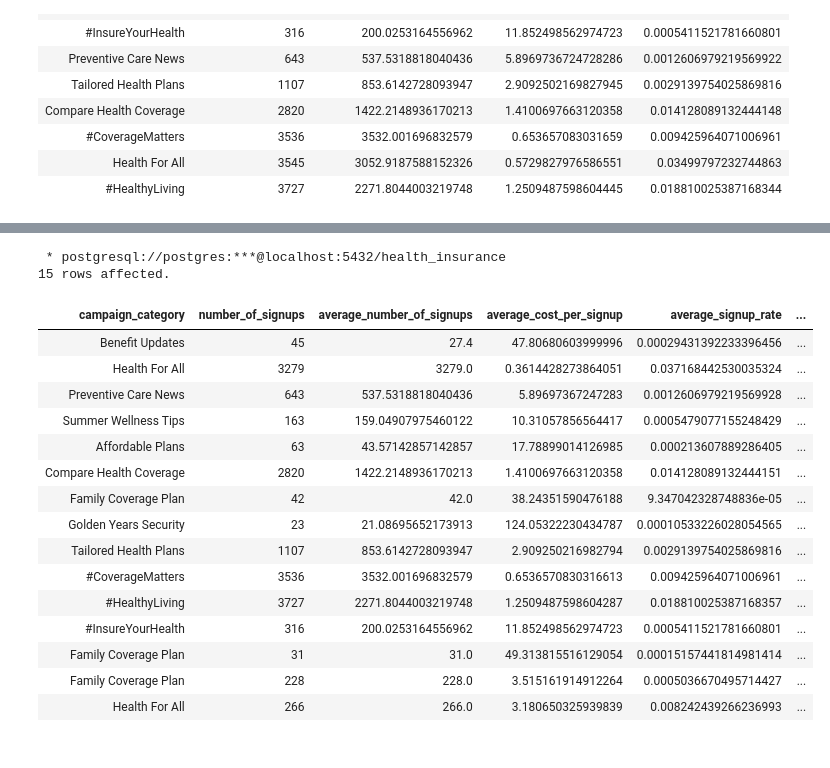
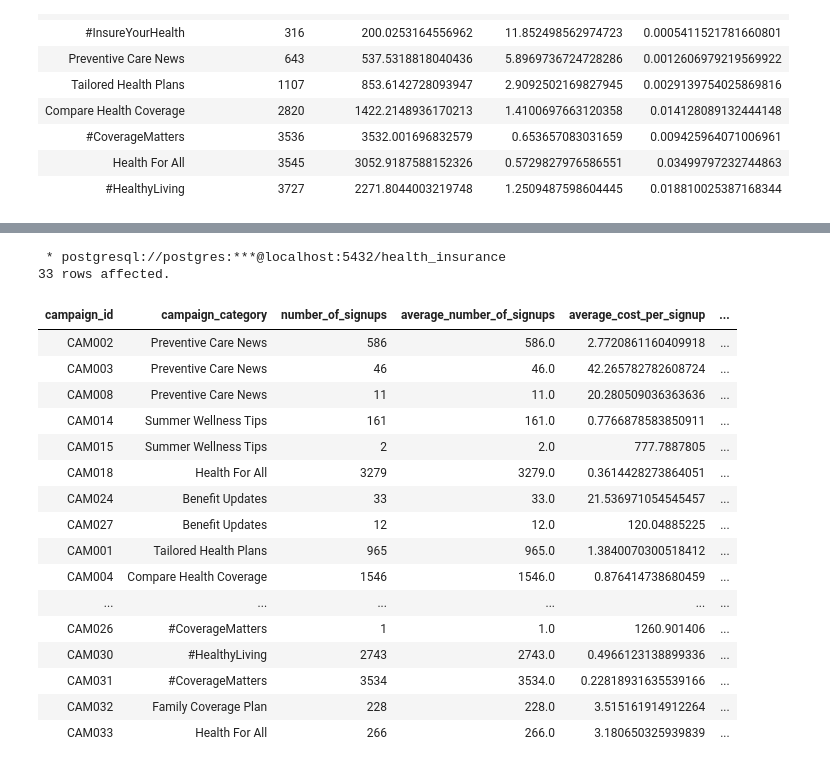
Before and after one commit to The-DigitalAcademy/Health_Insurance, a Jupyter notebook: SQL_Analysis.ipynb, the cells around one changed output, grey strips where cells are left out. Saved outputs shown, nothing was run; the diff lists cells and outputs as text; code cells hidden in the pictures.

```diff
--- a/SQL_Analysis.ipynb
+++ b/SQL_Analysis.ipynb
@@ -125,29 +260,42 @@ ORDER BY p."plan"
 # %%
 %%sql
 
-SELECT cc."campaign_category", count(cu."campaign_id") as number_of_signups, avg("num_signups") as average_number_of_signups, avg("cost_per_signup") as average_cost_per_signup, avg("signup_rate") as average_signup_rate, p."platform"
-FROM "Campaigns" c
-JOIN "Campaign_category" cc ON cc."campaign_category_id" = c."campaign_category_id"
-JOIN "Customers" cu ON cu."campaign_id" = c."campaign_id"
-JOIN "Platform" p ON p."platform_id" = c."platform_id"
-GROUP BY cc."campaign_category", p."platform"
-ORDER BY p."platform"
+SELECT
+    c."campaign_id",
+    cc."campaign_category",
+    count(cu."campaign_id") as number_of_signups,
+    avg("num_signups") as average_number_of_signups,
+    avg("cost_per_signup") as average_cost_per_signup,
+    avg("signup_rate") as average_signup_rate, p."platform"
+FROM
+    "Campaigns" c
+JOIN
+    "Campaign_category" cc ON cc."campaign_category_id" = c."campaign_category_id"
+JOIN
+    "Customers" cu ON cu."campaign_id" = c."campaign_id"
+JOIN
+    "Platform" p ON p."platform_id" = c."platform_id"
+GROUP BY
+    c."campaign_id", cc."campaign_category", p."platform"
+ORDER BY
+    p."platform"
 # %% [output]
  * postgresql://postgres:***@localhost:5432/health_insurance
-15 rows affected.
+33 rows affected.
-| campaign_category | number_of_signups | average_number_of_signups | average_cost_per_signup | average_signup_rate | ... |
-| Benefit Updates | 45 | 27.4 | 47.80680603999996 | 0.00029431392233396456 | ... |
-| Health For All | 3279 | 3279.0 | 0.3614428273864051 | 0.037168442530035324 | ... |
-| Preventive Care News | 643 | 537.5318818040436 | 5.89697367247283 | 0.0012606979219569928 | ... |
-| Summer Wellness Tips | 163 | 159.04907975460122 | 10.31057856564417 | 0.0005479077155248429 | ... |
-| Affordable Plans | 63 | 43.57142857142857 | 17.78899014126985 | 0.000213607889286405 | ... |
-| Compare Health Coverage | 2820 | 1422.2148936170213 | 1.4100697663120358 | 0.014128089132444151 | ... |
-| Family Coverage Plan | 42 | 42.0 | 38.24351590476188 | 9.347042328748836e-05 | ... |
-| Golden Years Security | 23 | 21.08695652173913 | 124.05322230434787 | 0.00010533226028054565 | ... |
-| Tailored Health Plans | 1107 | 853.6142728093947 | 2.909250216982794 | 0.0029139754025869816 | ... |
-| #CoverageMatters | 3536 | 3532.001696832579 | 0.6536570830316613 | 0.009425964071006961 | ... |
-| #HealthyLiving | 3727 | 2271.8044003219748 | 1.2509487598604287 | 0.018810025387168357 | ... |
-| #InsureYourHealth | 316 | 200.0253164556962 | 11.852498562974723 | 0.0005411521781660801 | ... |
-| Family Coverage Plan | 31 | 31.0 | 49.313815516129054 | 0.00015157441814981414 | ... |
-| Family Coverage Plan | 228 | 228.0 | 3.515161914912264 | 0.0005036670495714427 | ... |
-| Health For All | 266 | 266.0 | 3.180650325939839 | 0.008242439266236993 | ... |
+| campaign_id | campaign_category | number_of_signups | average_number_of_signups | average_cost_per_signup | ... |
+| CAM002 | Preventive Care News | 586 | 586.0 | 2.7720861160409918 | ... |
+| CAM003 | Preventive Care News | 46 | 46.0 | 42.265782782608724 | ... |
+| CAM008 | Preventive Care News | 11 | 11.0 | 20.280509036363636 | ... |
+| CAM014 | Summer Wellness Tips | 161 | 161.0 | 0.7766878583850911 | ... |
+| CAM015 | Summer Wellness Tips | 2 | 2.0 | 777.7887805 | ... |
+| CAM018 | Health For All | 3279 | 3279.0 | 0.3614428273864051 | ... |
+| CAM024 | Benefit Updates | 33 | 33.0 | 21.536971054545457 | ... |
+| CAM027 | Benefit Updates | 12 | 12.0 | 120.04885225 | ... |
+| CAM001 | Tailored Health Plans | 965 | 965.0 | 1.3840070300518412 | ... |
+| CAM004 | Compare Health Coverage | 1546 | 1546.0 | 0.876414738680459 | ... |
+| ... | ... | ... | ... | ... | ... |
+| CAM026 | #CoverageMatters | 1 | 1.0 | 1260.901406 | ... |
+| CAM030 | #HealthyLiving | 2743 | 2743.0 | 0.4966123138899336 | ... |
+| CAM031 | #CoverageMatters | 3534 | 3534.0 | 0.22818931635539166 | ... |
+| CAM032 | Family Coverage Plan | 228 | 228.0 | 3.515161914912264 | ... |
+| CAM033 | Health For All | 266 | 266.0 | 3.180650325939839 | ... |
```
Also changed, not shown: parts of 17 cells of this notebook, 1 other file.
